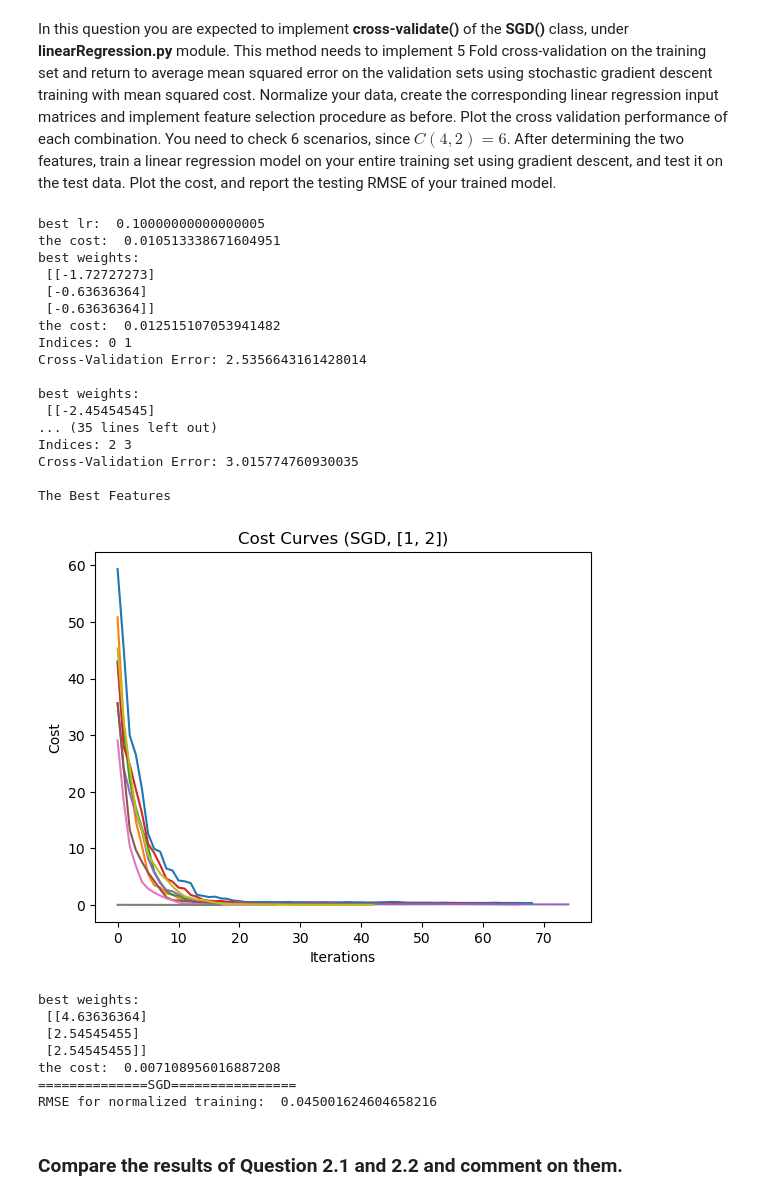
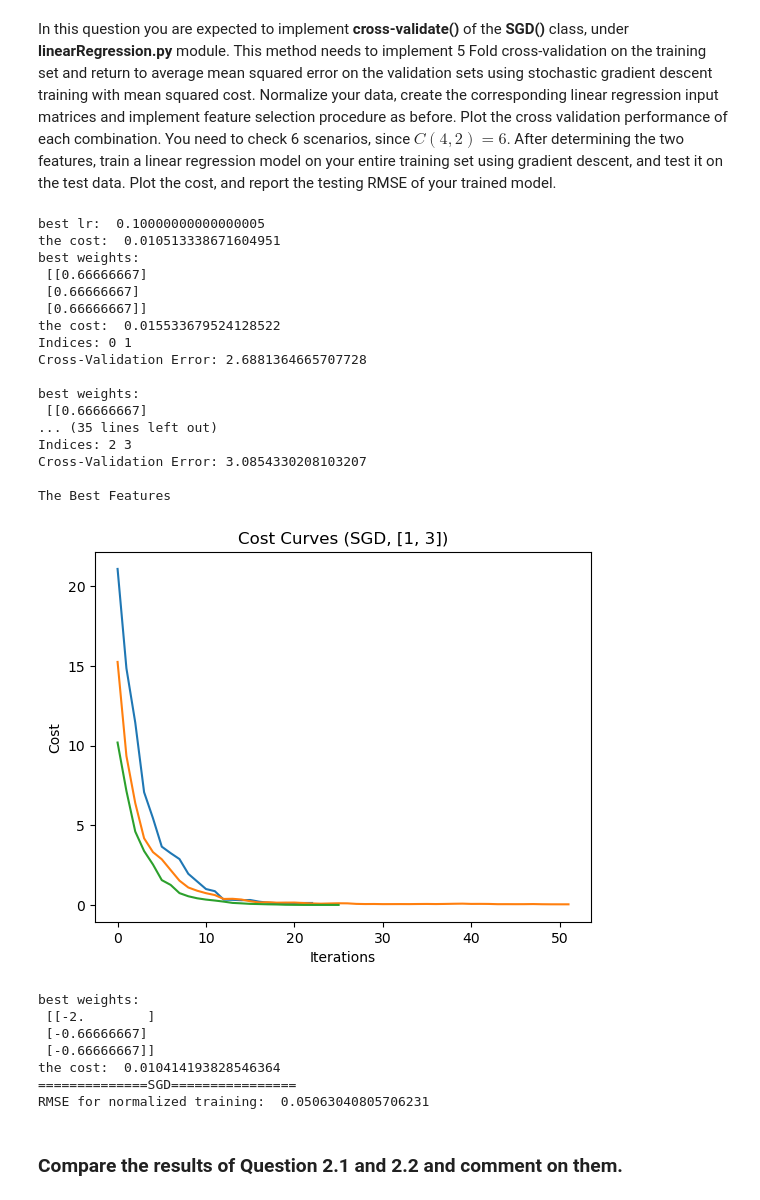
Before and after one commit to MustafaKrc/LFD24, a Jupyter notebook: Gradient Descent, Stochastic Gradient Descent, Data Normalization, Cross Validation for Regression/Homework_2.ipynb, the cells around one changed output. Saved outputs shown, nothing was run; the diff lists cells and outputs as text; code cells hidden in the pictures.

```diff
--- a/Gradient Descent, Stochastic Gradient Descent, Data Normalization, Cross Validation for Regression/Homework_2.ipynb
+++ b/Gradient Descent, Stochastic Gradient Descent, Data Normalization, Cross Validation for Regression/Homework_2.ipynb
@@ -537,10 +551,12 @@ def plotCostCurves(title):
     plt.title(title)
     plt.show()
 
-def findOptimumInitWeights(min, max, x_train, y_train, lr, max_iterations, model, sensitivity=250):
-    # find the best initialization for the weights by trying different initializations
-    # the range for initializations is given by min and max
-    # return the best initialization
+def findOptimumInitWeights(min, max, x_train, y_train, lr, max_iterations, model, sensitivity=10):
+    """Find the best initialization for the weights by trying different initializations.
+     The range for initializations is given by min and max.
+     Returns the best initialization.
+    ! Number of times model runs increases as sensitivity decreases.
+    """
 
     if(not callable(model)):
         raise ValueError("model must be a callable function or class")
@@ -550,6 +566,9 @@ def findOptimumInitWeights(min, max, x_train, y_train, lr, max_iterations, model
 
     # Define the grid of possible values for each weight parameter
     weight_range = np.linspace(min, max, int((max - min) / sensitivity) + 1)
+
+    # splitting 3 to 2 for loops is better than 5 nested loops..
+    # and yes it will oversee some combinations but it is a tradeoff
 
     # Iterate through all possible combinations of weight values
     for w1 in weight_range:
@@ -568,7 +587,7 @@ def findOptimumInitWeights(min, max, x_train, y_train, lr, max_iterations, model
                 if cost < best_cost:
                     best_cost = cost
                     best_weights = weights
-                    plt.plot(model_instance.cost_history, label=w)
+                    plt.plot(model_instance.cost_history, label=weights)
 
     # Iterate through all possible combinations of weight values
     for w4 in weight_range:
@@ -587,7 +606,7 @@ def findOptimumInitWeights(min, max, x_train, y_train, lr, max_iterations, model
             if cost < best_cost:
                 best_cost = cost
                 best_weights = weights
-                plt.plot(model_instance.cost_history, label=w)
+                plt.plot(model_instance.cost_history, label=weights)
 
     return best_weights
 # %%
@@ -677,7 +696,7 @@ max_iterations = 100
 
 # Find the best initialization weights for the normalized data GD:
 lr = 1e-1
-w = findOptimumInitWeights(-5, 5, x_train_scaled, y_train_scaled, lr, max_iterations, gradientDescent, sensitivity=1)
+w = findOptimumInitWeights(-5, 5, x_train_scaled, y_train_scaled, lr, max_iterations, gradientDescent, sensitivity=2.5)
 plotCostCurves("Cost Curves (GD, normalized)")
 print("GD")
 print("Best initialization weights for normalized data: ", w)
@@ -689,7 +708,7 @@ y_norm_inv = scaler_y.inverse_transform(y_norm_predict)
 RMSE_GD_NORM = np.sqrt(np.sum(np.square(y_test - y_norm_inv)))/y_test.shape[0]
 
 # Find the best initialization weights for the normalized data SGD:
-w = findOptimumInitWeights(-5, 5, x_train_scaled, y_train_scaled, lr, max_iterations, SGD, sensitivity=1)
+w = findOptimumInitWeights(-5, 5, x_train_scaled, y_train_scaled, lr, max_iterations, SGD, sensitivity=2.5)
 plotCostCurves("Cost Curves (SGD, normalized)")
 print("SGD")
 print("Best initialization weights for normalized data:\n", w)
@@ -960,7 +973,7 @@ for i in range(n_features):
     for j in range(i + 1, n_features):
         # Select two features based on indices i and j
         selected_features = x[:, [i, j]]
-        w, c = findOptimumInitWeights(-3, 3, selected_features, y, lr, max_iterations, gradientDescent, sensitivity=1, plot=False)
+        w, c = findOptimumInitWeights(-10, 10, selected_features, y, lr, max_iterations, gradientDescent, sensitivity=10, plot=False)
         print("best weights:\n", w)
         print("the cost: ", c)
         model = gradientDescent(selected_features, y, w, lr, max_iterations)
@@ -979,7 +992,7 @@ for i in range(n_features):
 
 print("The Best Features")
 selected_features = x[:, min_feat]
-w, c = findOptimumInitWeights(-3, 3, selected_features, y, lr, max_iterations, gradientDescent, sensitivity=1, plot=True)
+w, c = findOptimumInitWeights(-10, 10, selected_features, y, lr, max_iterations, gradientDescent, sensitivity=10, plot=True)
 plotCostCurves("Cost Curves (GD, " + str(min_feat) + ")")
 print("best weights:\n", w)
 print("the cost: ", c)
@@ -1056,7 +1069,7 @@ for i in range(n_features):
     for j in range(i + 1, n_features):
         # Select two features based on indices i and j
         selected_features = x[:, [i, j]]
-        w, c = findOptimumInitWeights(-3, 3, selected_features, y, lr, max_iterations, SGD, sensitivity=1, plot=False)
+        w, c = findOptimumInitWeights(-10, 10, selected_features, y, lr, max_iterations, SGD, sensitivity=10, plot=False)
         print("best weights:\n", w)
         print("the cost: ", c)
         model = SGD(selected_features, y, w, lr, max_iterations)
@@ -1072,49 +1085,49 @@ for i in range(n_features):
         print("Indices:", i, j)
         print("Cross-Validation Error:", cross_val_error)
         print()
 
 print("The Best Features")
 selected_features = x[:, min_feat]
-w, c = findOptimumInitWeights(-3, 3, selected_features, y, lr, max_iterations, SGD, sensitivity=1, plot=True)
+w, c = findOptimumInitWeights(-10, 10, selected_features, y, lr, max_iterations, SGD, sensitivity=10, plot=True)
 plotCostCurves("Cost Curves (SGD, " + str(min_feat) + ")")
 print("best weights:\n", w)
 print("the cost: ", c)
 model = SGD(selected_features, y, w, lr, max_iterations)
 model.fit()
 
 y_test = y_test.reshape((-1, 1))
 x_predict = x_test_scaled[:, min_feat]
 y_norm_predict = model.predict(np.c_[np.ones((x_predict.shape[0], 1)), x_predict])
 y_norm_inv = scaler_y.inverse_transform(y_norm_predict)
 RMSE_SGD_NORM = np.sqrt(np.sum(np.square(y_test - y_norm_inv)))/y_test.shape[0]
 print("==============SGD================")
 print("RMSE for normalized training: ", RMSE_SGD_NORM)
 # %% [output]
 best lr:  0.10000000000000005
 the cost:  0.010513338671604951
 best weights:
- [[-1.72727273]
- [-0.63636364]
- [-0.63636364]]
-the cost:  0.012515107053941482
+ [[0.66666667]
+ [0.66666667]
+ [0.66666667]]
+the cost:  0.015533679524128522
 Indices: 0 1
-Cross-Validation Error: 2.5356643161428014
+Cross-Validation Error: 2.6881364665707728
 
 best weights:
- [[-2.45454545]
+ [[0.66666667]
 ... (35 lines left out)
 Indices: 2 3
-Cross-Validation Error: 3.015774760930035
+Cross-Validation Error: 3.0854330208103207
 
 The Best Features
-[figure, old version]
+[figure, new version]
 best weights:
- [[4.63636364]
- [2.54545455]
- [2.54545455]]
-the cost:  0.007108956016887208
+ [[-2.        ]
+ [-0.66666667]
+ [-0.66666667]]
+the cost:  0.010414193828546364
 ==============SGD================
-RMSE for normalized training:  0.045001624604658216
+RMSE for normalized training:  0.05063040805706231
 # %% [markdown]
 ### Compare the results of Question 2.1 and 2.2 and comment on them.
 # %% [markdown]
```
Also changed, not shown: parts of 11 cells of this notebook.
